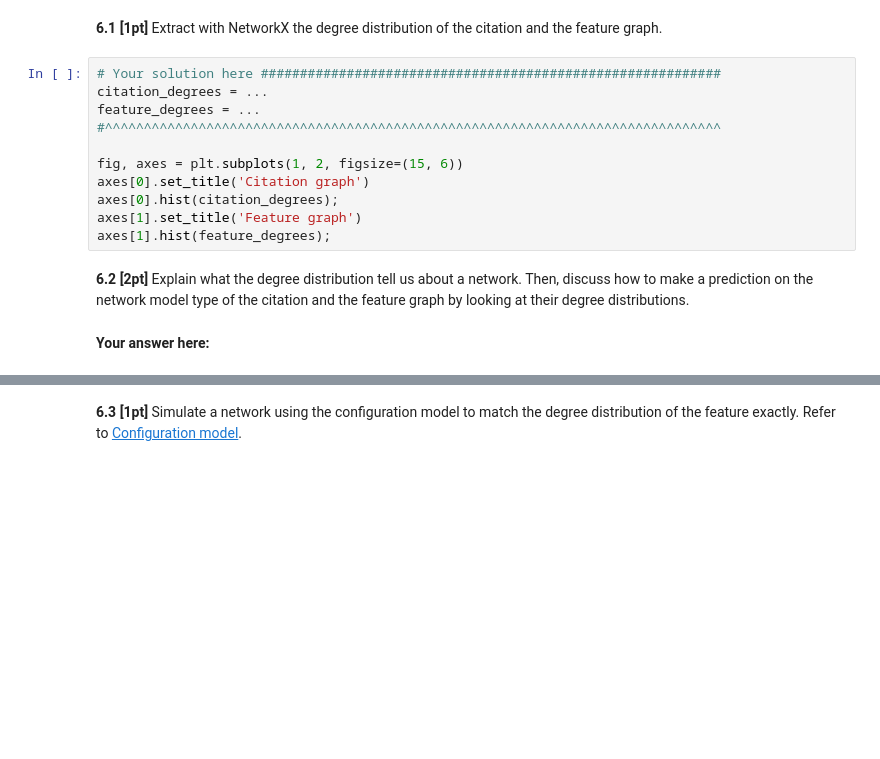
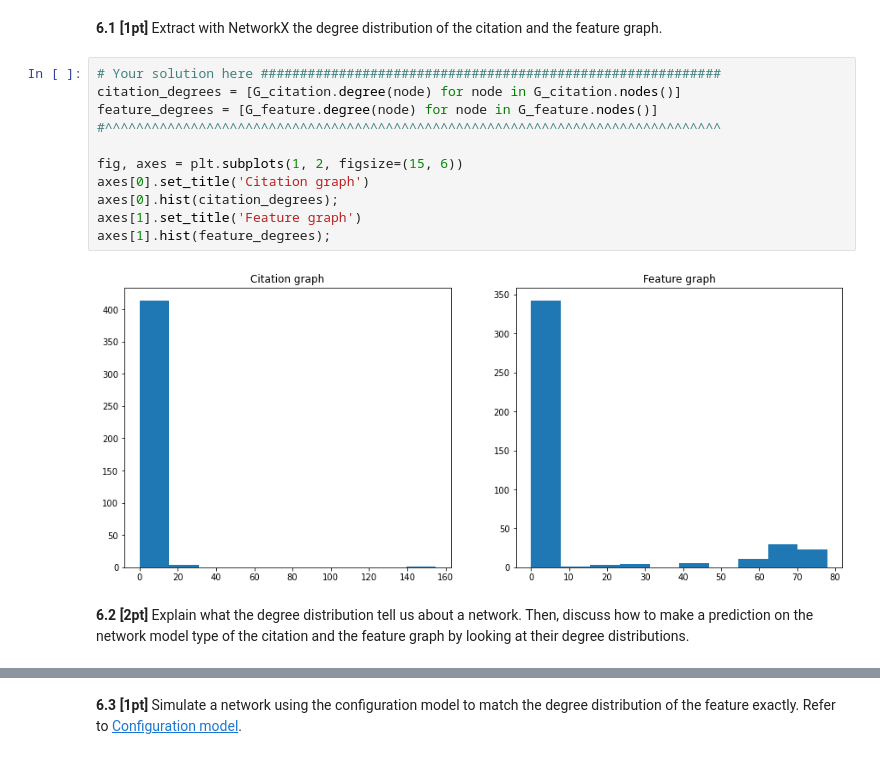
Before and after one commit to Aziz-bc/Network_machine_learning, a Jupyter notebook: Assignment1A/nml23_assignment1b.ipynb, the cells around one changed output, grey strips where cells are left out. Drawn from its saved outputs; the diff is of its cells as text; blank space fills up the shorter version.

```diff
--- a/Assignment1A/nml23_assignment1b.ipynb
+++ b/Assignment1A/nml23_assignment1b.ipynb
@@ -200,16 +231,16 @@ print('The giant component of the new Erdos-Rényi network has {} nodes and {} e
 **6.1 [1pt]** Extract with NetworkX the degree distribution of the citation and the feature graph.
 # %%
 # Your solution here ###########################################################
-citation_degrees = ...
-feature_degrees = ...
+citation_degrees = [G_citation.degree(node) for node in G_citation.nodes()]
+feature_degrees = [G_feature.degree(node) for node in G_feature.nodes()]
 #^^^^^^^^^^^^^^^^^^^^^^^^^^^^^^^^^^^^^^^^^^^^^^^^^^^^^^^^^^^^^^^^^^^^^^^^^^^^^^^
 
 fig, axes = plt.subplots(1, 2, figsize=(15, 6))
 axes[0].set_title('Citation graph')
 axes[0].hist(citation_degrees);
 axes[1].set_title('Feature graph')
 axes[1].hist(feature_degrees);
+# %% [output]
+[figure, added]
 # %% [markdown]
 **6.2 [2pt]** Explain what the degree distribution tell us about a network. Then, discuss how to make a prediction on the network model type of the citation and the feature graph by looking at their degree distributions.
-# %% [markdown]
-**Your answer here:**
```
Also changed, not shown: parts of 56 cells of this notebook.
